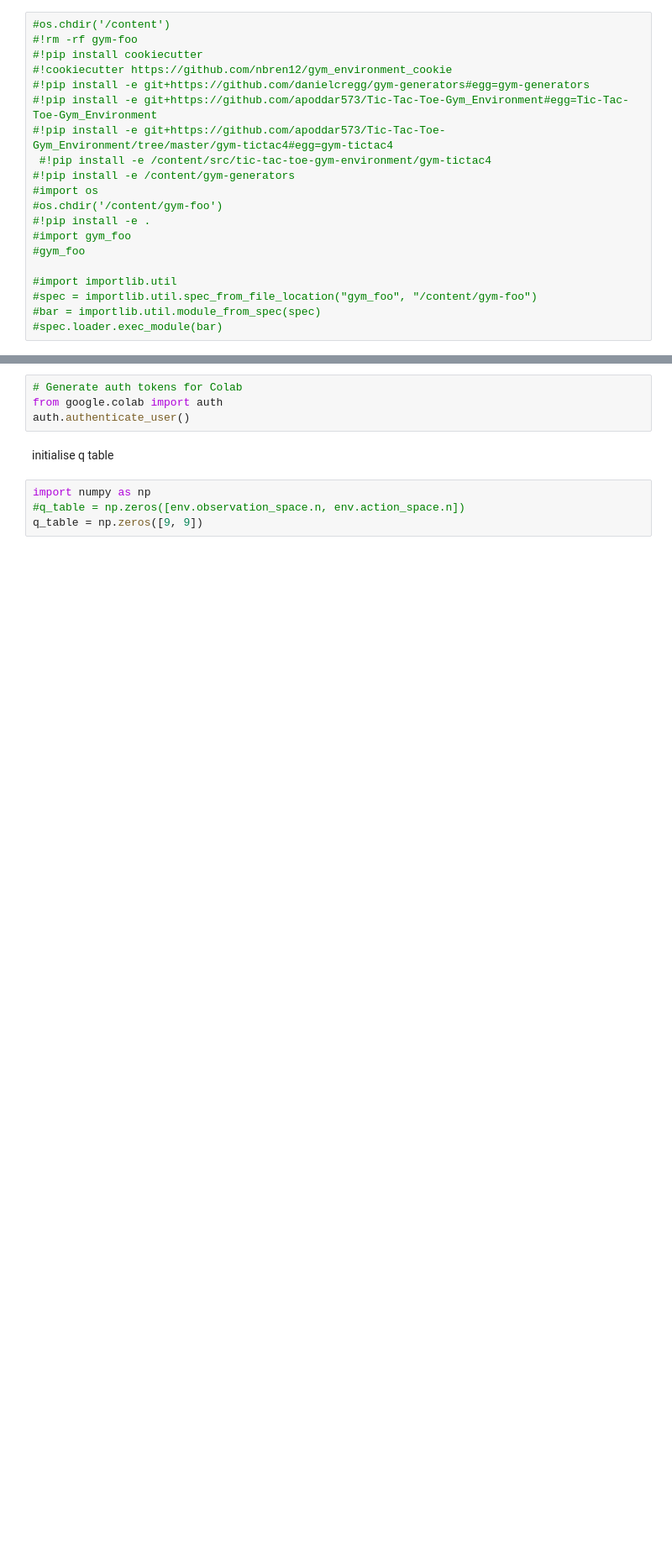
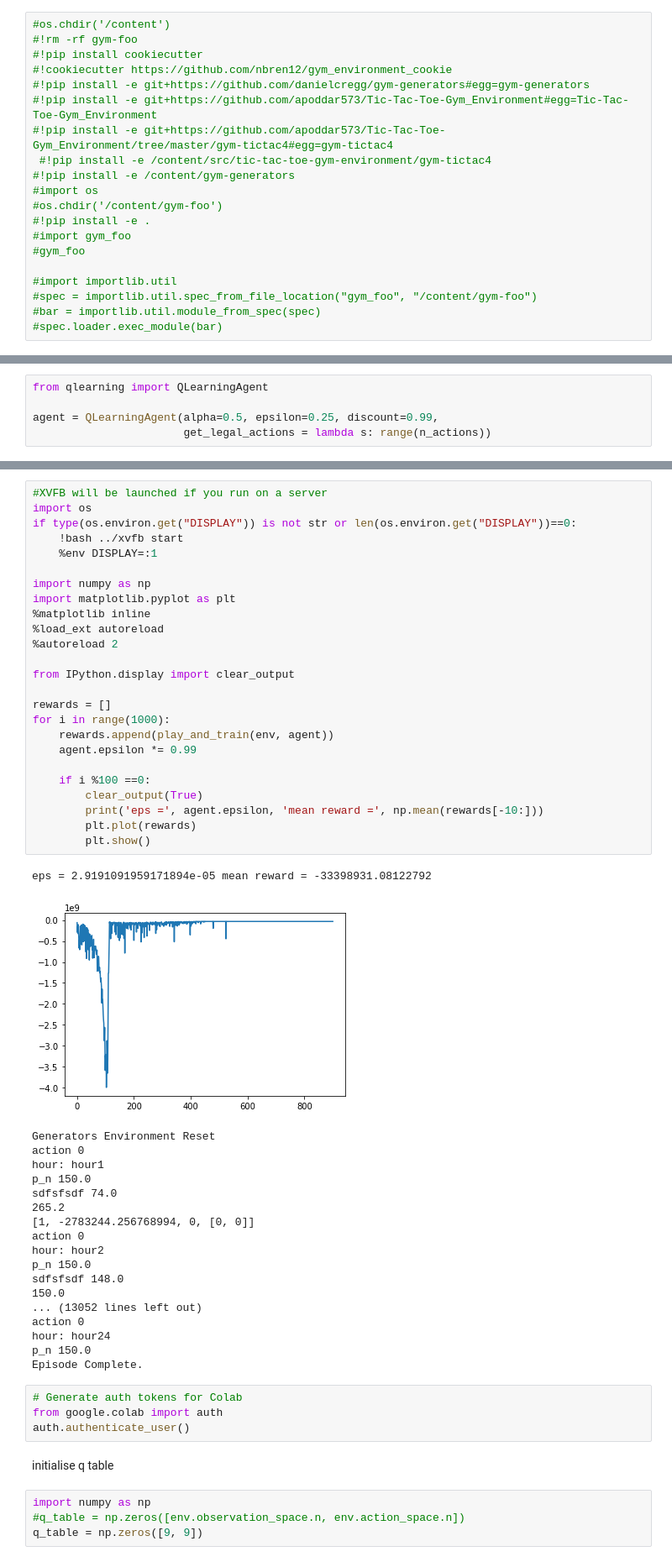
Before and after one commit to danielcregg/jupyterNotebooks, a Jupyter notebook: DEED.ipynb, the cells around one changed output, grey strips where cells are left out. Shown: that part at 84% size. Cells and saved outputs as stored; diff of their text form; blank space fills up the shorter version.

```diff
--- a/DEED.ipynb
+++ b/DEED.ipynb
@@ -321,0 +439,5 @@ hour24 -148.0       1332
+# %%
+from qlearning import QLearningAgent
+
+agent = QLearningAgent(alpha=0.5, epsilon=0.25, discount=0.99,
+                       get_legal_actions = lambda s: range(n_actions))
@@ -322,3 +470,48 @@ hour24 -148.0       1332
+# %%
+#XVFB will be launched if you run on a server
+import os
+if type(os.environ.get("DISPLAY")) is not str or len(os.environ.get("DISPLAY"))==0:
+    !bash ../xvfb start
+    %env DISPLAY=:1
+
+import numpy as np
+import matplotlib.pyplot as plt
+%matplotlib inline
+%load_ext autoreload
+%autoreload 2
+
+from IPython.display import clear_output
+
+rewards = []
+for i in range(1000):
+    rewards.append(play_and_train(env, agent))
+    agent.epsilon *= 0.99
+
+    if i %100 ==0:
+        clear_output(True)
+        print('eps =', agent.epsilon, 'mean reward =', np.mean(rewards[-10:]))
+        plt.plot(rewards)
+        plt.show()
+# %% [output]
+eps = 2.9191091959171894e-05 mean reward = -33398931.08122792
+[figure, added]
+Generators Environment Reset
+action 0
+hour: hour1
+p_n 150.0
+sdfsfsdf 74.0
+265.2
+[1, -2783244.256768994, 0, [0, 0]]
+action 0
+hour: hour2
+p_n 150.0
+sdfsfsdf 148.0
+150.0
+... (13052 lines left out)
+action 0
+hour: hour24
+p_n 150.0
+Episode Complete.
 # %%
 # Generate auth tokens for Colab
 from google.colab import auth
```
Also changed, not shown: parts of 4 cells of this notebook.
